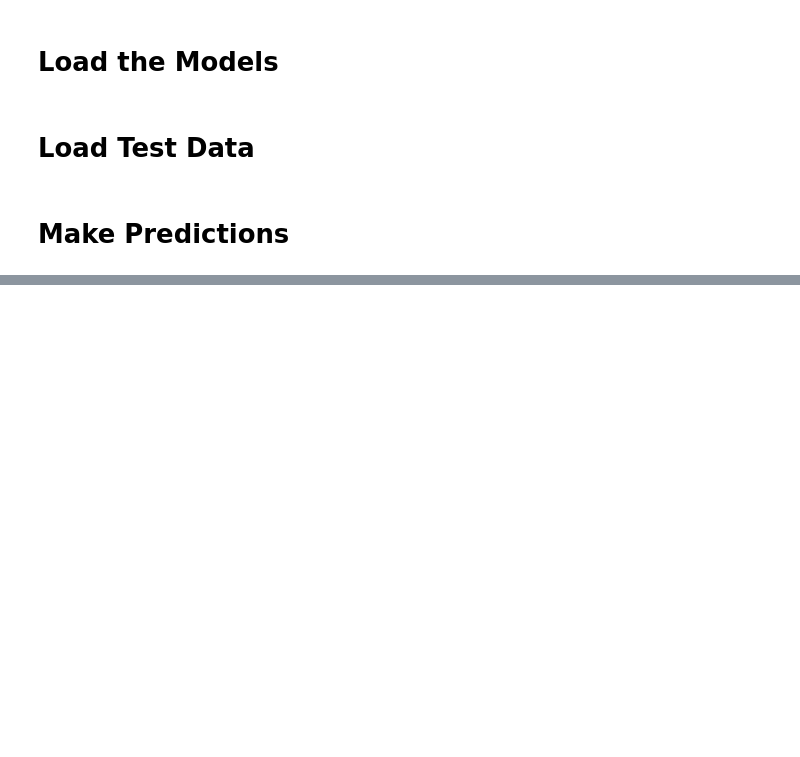
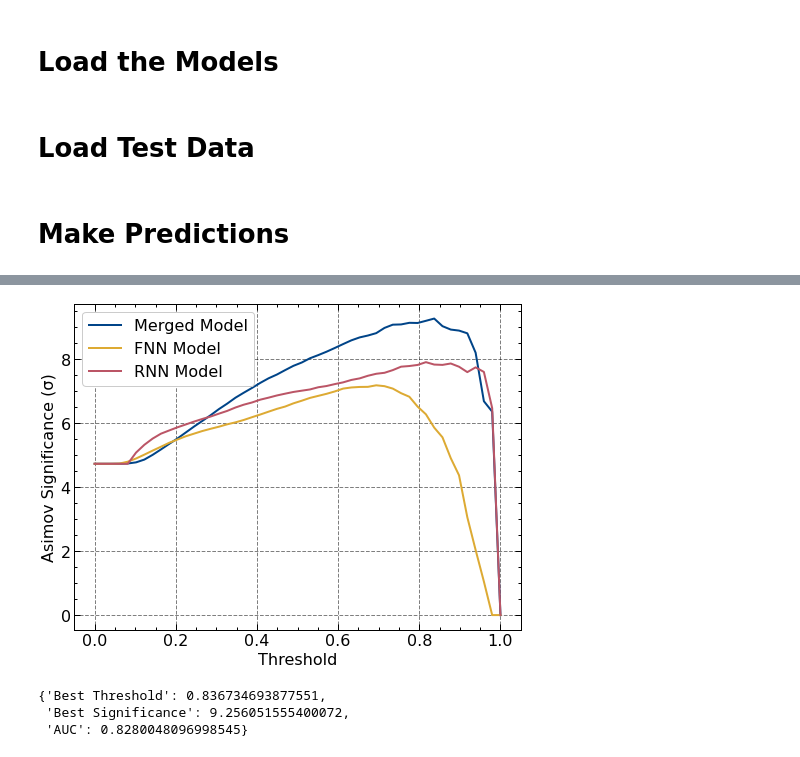
Before and after one commit to NoahHA/tth-ML-project, a Jupyter notebook: notebooks/data_analysis/model_comparison.ipynb, the cells around one changed output, grey strips where cells are left out. Saved outputs shown, nothing was run; the diff lists cells and outputs as text; code cells hidden in the pictures; blank space fills up the shorter version.

```diff
--- a/notebooks/data_analysis/model_comparison.ipynb
+++ b/notebooks/data_analysis/model_comparison.ipynb
@@ -128,0 +110,64 @@ vis.make_significance(data, baseline_preds4)
+# %%
+config = yaml.safe_load(open(r"C:\Users\Noaja\Downloads\msci_project\tth-ML-project\src\config.yaml"))
+
+X_test = data["X_test"]
+test_weight = X_test["xs_weight"].values
+test_frac = len(y_test) / len(y_train)
+
+n_thresholds = 50
+thresholds = np.linspace(0, 1, n_thresholds)
+significance = np.zeros(len(thresholds), dtype=float)
+
+lum = config["data"]["lum"]
+epsilon = 1e-5
+labels = y_test.values
+
+with plt.style.context(['science', 'grid', 'notebook', 'high-contrast']) as style:
+    for model, X_test, model_name in tqdm(models):
+        sg = np.zeros(len(thresholds))
+        bg = np.zeros(len(thresholds))
+        preds = model.predict(X_test)
+
+        for i, threshold in enumerate(thresholds):
+            sg[i] = (
+                sum(
+                    [
+                        test_weight[j]
+                        for j, (pred, label) in enumerate(zip(preds, labels))
+                        if (pred >= threshold and label == 1)
+                    ]
+                )
+                * lum
+                / test_frac
+            )
+            bg[i] = (
+                sum(
+                    [
+                        test_weight[j]
+                        for j, (pred, label) in enumerate(zip(preds, labels))
+                        if (pred >= threshold and label == 0)
+                    ]
+                )
+                * lum
+                / test_frac
+            )
+
+        significance = sg / np.sqrt(bg + epsilon)
+
+        plt.plot(thresholds, significance, label=model_name)
+        plt.ylabel("Asimov Significance (σ)")
+        plt.xlabel("Threshold")
+
+    plt.legend()
+    plt.show()
+# %% [output]
+[figure, added]
+# %%
+import pickle
+
+metrics = pickle.load(open(r"C:\Users\Noaja\Downloads\msci_project\tth-ML-project\reports\figures\wandb_models\merged-ce.h5\metrics.pickle", "rb"))
+metrics
+# %% [output]
+{'Best Threshold': 0.836734693877551,
+ 'Best Significance': 9.256051555400072,
+ 'AUC': 0.8280048096998545}
```
Also changed, not shown: parts of 11 cells of this notebook, 30 other files.
